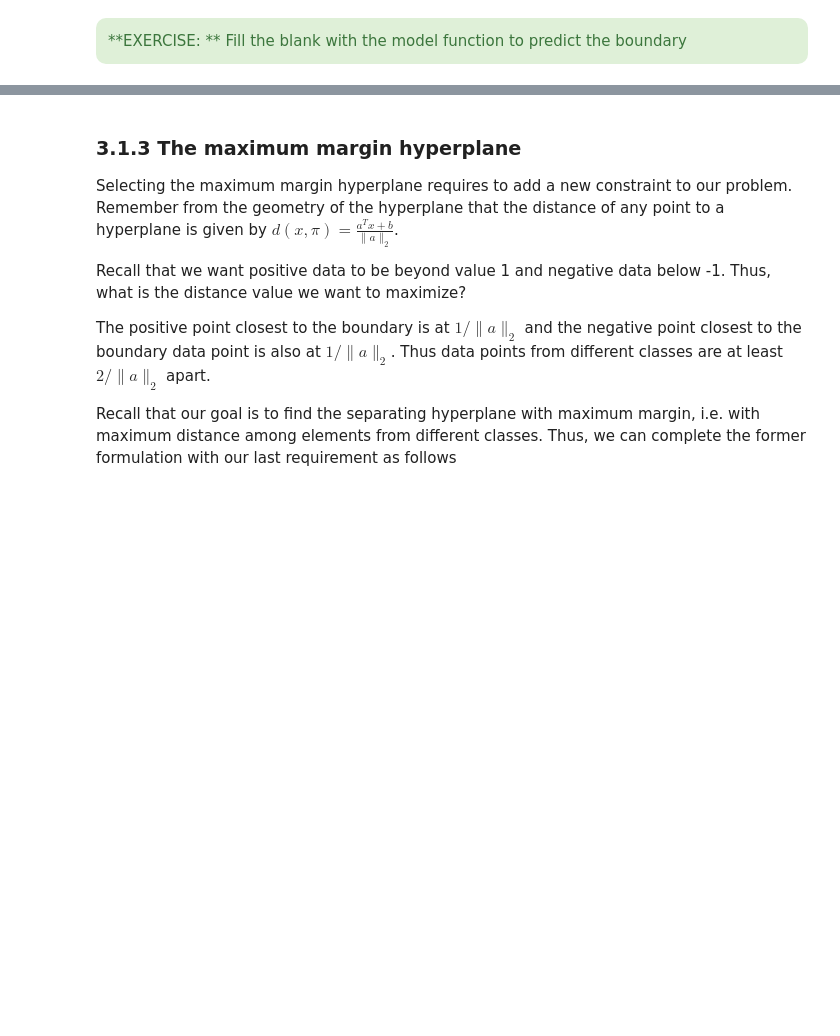
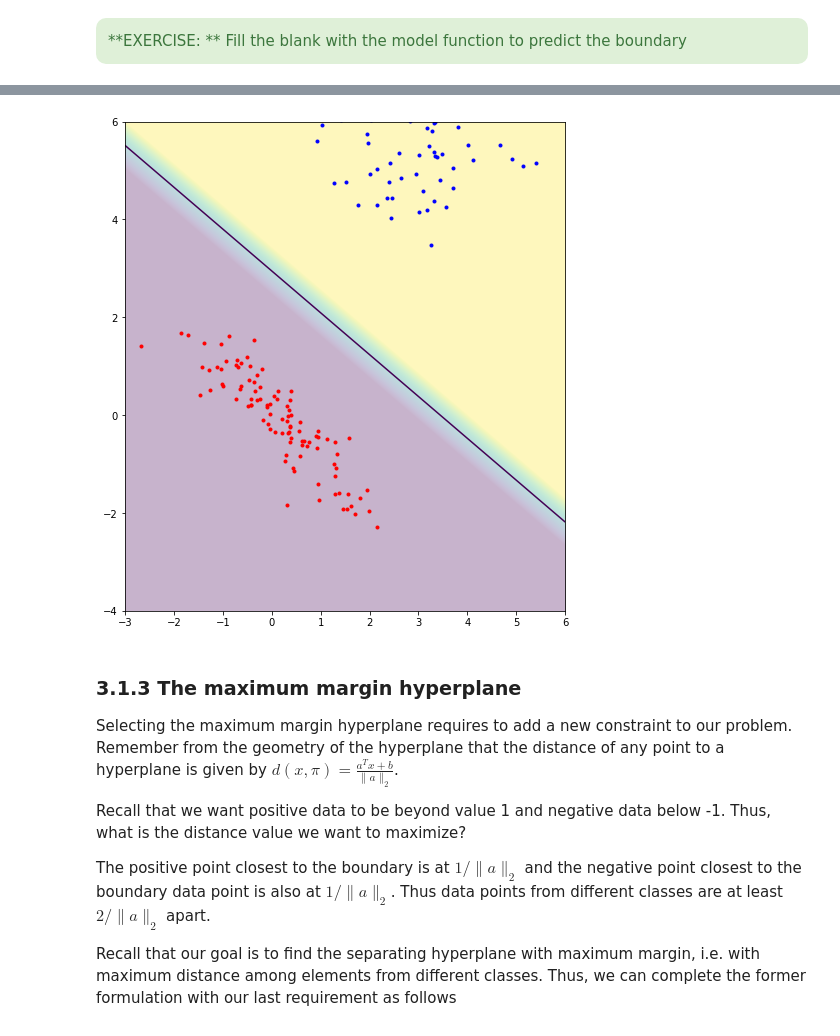
Before and after one commit to Vol0kin/ML, a Jupyter notebook: Part3/LinearModels/pill10_linear_models_student.ipynb, the cells around one changed output, grey strips where cells are left out. Drawn from its saved outputs; the diff is of its cells as text; code cells hidden in the pictures; blank space fills up the shorter version.

```diff
--- a/Part3/LinearModels/pill10_linear_models_student.ipynb
+++ b/Part3/LinearModels/pill10_linear_models_student.ipynb
@@ -564,9 +564,8 @@ a.value, b.value
 xx,yy = np.meshgrid(np.linspace(-3,6,200),np.linspace(-4,6,200))
 viz=np.c_[xx.ravel(),yy.ravel()]
 
-
-z = # PUT HERE YOUR CODE
-
+# YOUR CODE HERE
+z = np.dot(viz, a.value) + b.value
 
 plt.plot(c1[:,0],c1[:,1],'r.')
 plt.plot(c2[:,0],c2[:,1],'b.')
@@ -581,3 +579,4 @@ SyntaxError: invalid syntax (<ipython-input-17-e2f870d58962>, line 6)
+[figure, added]
 # %% [markdown]
 ### 3.1.3 The maximum margin hyperplane
 
```
Also changed, not shown: parts of 12 cells of this notebook.
